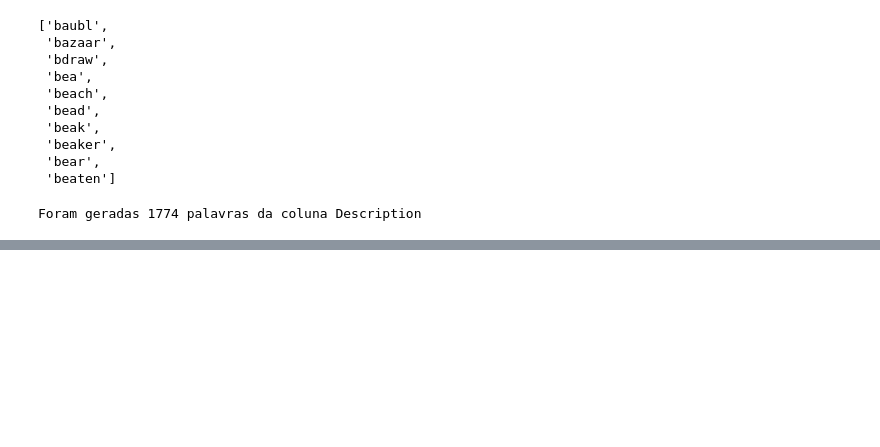
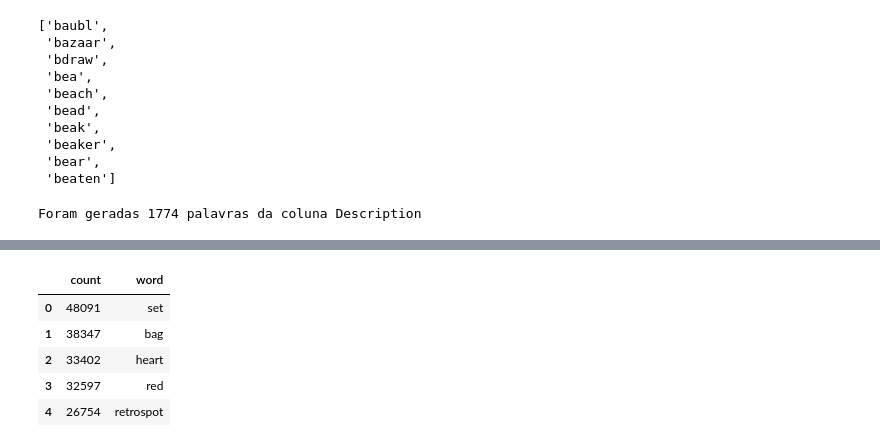
Before and after one commit to SkyNetRecruits/online_retail_dataset, a Jupyter notebook: products_clustering.ipynb, the cells around one changed output, grey strips where cells are left out. Cells and saved outputs as stored; diff of their text form; code cells hidden in the pictures; blank space fills up the shorter version.

```diff
--- a/products_clustering.ipynb
+++ b/products_clustering.ipynb
@@ -68,0 +88,10 @@ Foram geradas 1774 palavras da coluna Description
+# %%
+word_count = pd.DataFrame(z, columns=['count', 'word'])
+word_count.head()
+# %% [output]
+|  | count | word |
+| 0 | 48091 | set |
+| 1 | 38347 | bag |
+| 2 | 33402 | heart |
+| 3 | 32597 | red |
+| 4 | 26754 | retrospot |
```
Also changed, not shown: parts of 14 cells of this notebook.
